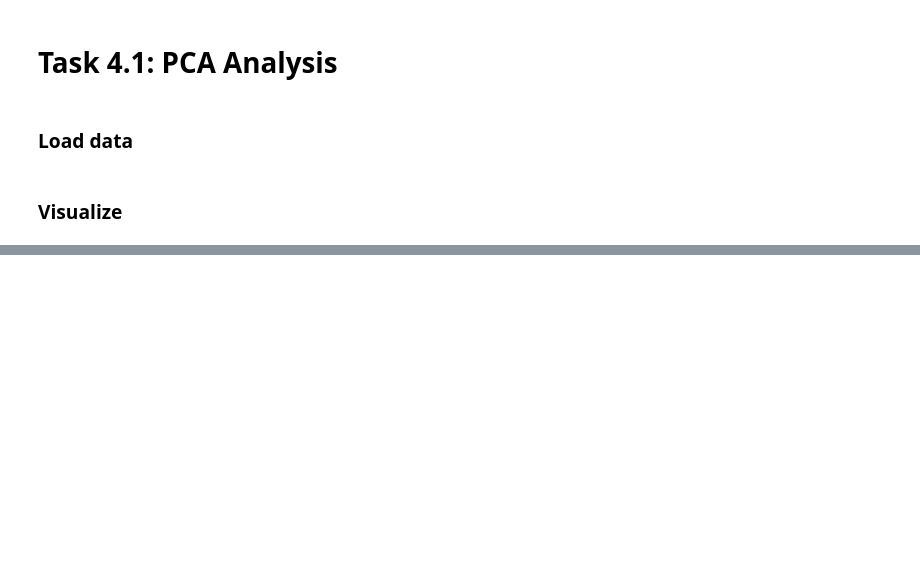
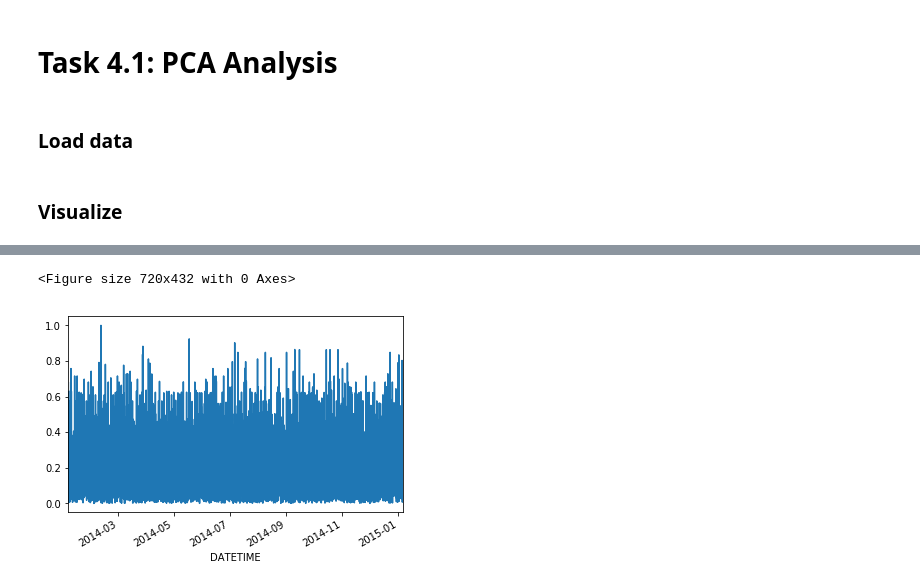
Before and after one commit to Lingygao/cyberdata, a Jupyter notebook: Lab 2/4. PCA/4.1 - PCA.ipynb, the cells around one changed output, grey strips where cells are left out. Cells and saved outputs as stored; diff of their text form; code cells hidden in the pictures; blank space fills up the shorter version.

```diff
--- a/Lab 2/4. PCA/4.1 - PCA.ipynb
+++ b/Lab 2/4. PCA/4.1 - PCA.ipynb
@@ -54,0 +63,15 @@ plt.show()
+# %%
+X_train_clean = X_train_raw.drop(outliers.index, axis=0)
+y_train = y_train.drop(outliers.index, axis=0)
+# %%
+# Scale to unit variance
+scaler.fit(X_train_clean[sensors])
+X_train = scaler.transform(X_train_clean[sensors])
+# %%
+X_pca, residuals, var = pca_model(X_train, X_train_clean.index, y_train, n_components=6)
+# %%
+# Clean!!!
+plot_residuals(residuals)
+# %% [output]
+<Figure size 720x432 with 0 Axes>
+[figure, added]
```
Also changed, not shown: parts of 19 cells of this notebook, 1 other file.
